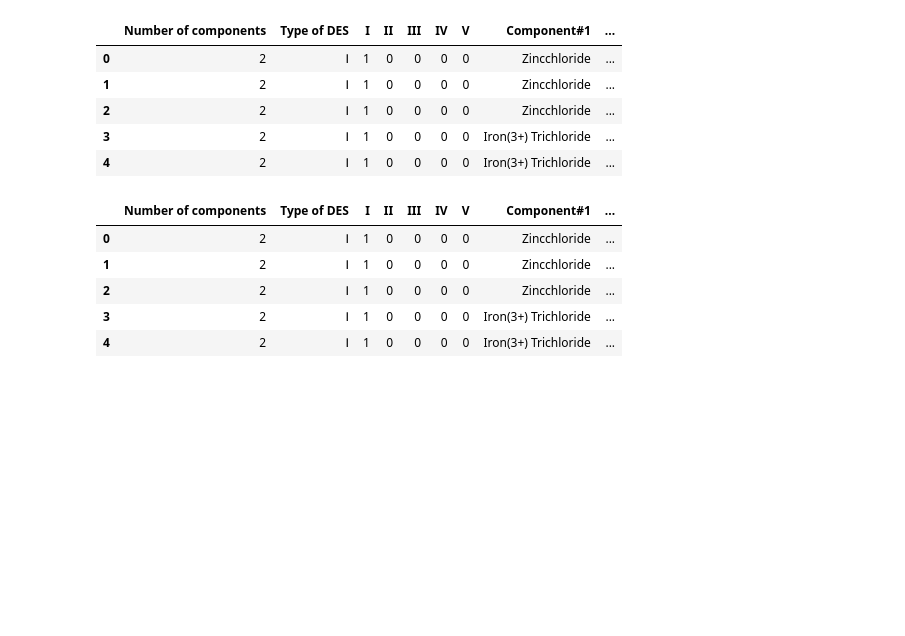
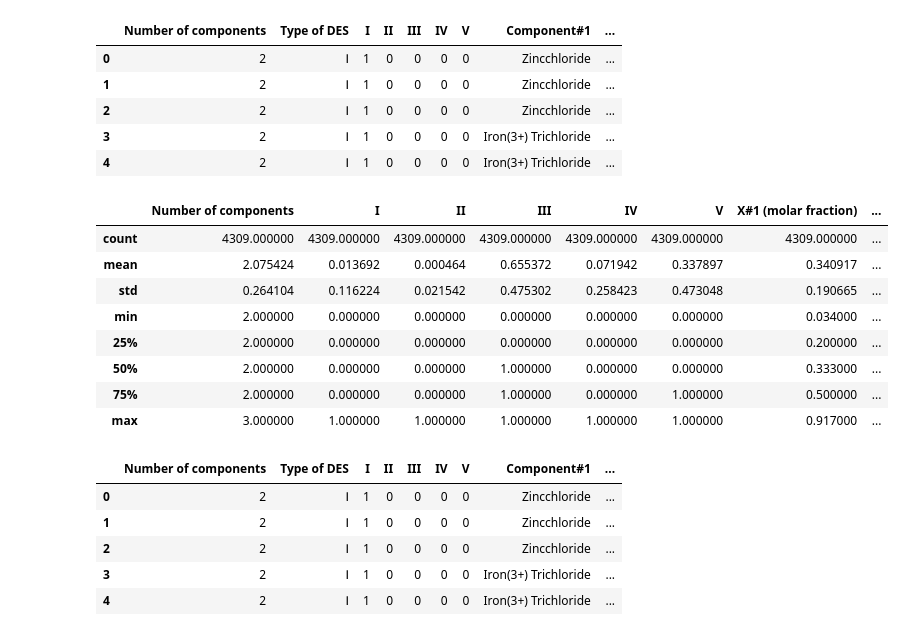
Before and after one commit to meteora142/Ecoteam, a Jupyter notebook: scripts/EcoteamProject.ipynb, the cells around one changed output. Saved outputs shown, nothing was run; the diff lists cells and outputs as text; code cells hidden in the pictures; blank space fills up the shorter version.

```diff
--- a/EcoteamProject.ipynb
+++ b/scripts/EcoteamProject.ipynb
@@ -10,7 +8,7 @@ import pubchempy as pcp
 %matplotlib inline
 # %%
-df = pd.read_csv('C:/Users/User/AppData/Local/Programs/VS_Projects/Testing/EcoTeam/Density.csv')
-df.head(5)
+df = pd.read_csv('C:/Users/User/AppData/Local/Programs/VS_Projects/Testing/EcoTeam/files/Density.csv')
+df.head(6)
 # %% [output]
 |  | Number of components | Type of DES | I | II | III | IV | V | Component#1 | ... |
 | 0 | 2 | Ⅰ | 1 | 0 | 0 | 0 | 0 | Zincchloride | ... |
@@ -18,6 +16,18 @@ df.head(5)
 | 2 | 2 | Ⅰ | 1 | 0 | 0 | 0 | 0 | Zincchloride | ... |
 | 3 | 2 | Ⅰ | 1 | 0 | 0 | 0 | 0 | Iron(3+) Trichloride | ... |
 | 4 | 2 | Ⅰ | 1 | 0 | 0 | 0 | 0 | Iron(3+) Trichloride | ... |
+# %%
+df.describe()
+# %% [output]
+|  | Number of components | I | II | III | IV | V | X#1 (molar fraction) | ... |
+| count | 4309.000000 | 4309.000000 | 4309.000000 | 4309.000000 | 4309.000000 | 4309.000000 | 4309.000000 | ... |
+| mean | 2.075424 | 0.013692 | 0.000464 | 0.655372 | 0.071942 | 0.337897 | 0.340917 | ... |
+| std | 0.264104 | 0.116224 | 0.021542 | 0.475302 | 0.258423 | 0.473048 | 0.190665 | ... |
+| min | 2.000000 | 0.000000 | 0.000000 | 0.000000 | 0.000000 | 0.000000 | 0.034000 | ... |
+| 25% | 2.000000 | 0.000000 | 0.000000 | 0.000000 | 0.000000 | 0.000000 | 0.200000 | ... |
+| 50% | 2.000000 | 0.000000 | 0.000000 | 1.000000 | 0.000000 | 0.000000 | 0.333000 | ... |
+| 75% | 2.000000 | 0.000000 | 0.000000 | 1.000000 | 0.000000 | 1.000000 | 0.500000 | ... |
+| max | 3.000000 | 1.000000 | 1.000000 | 1.000000 | 1.000000 | 1.000000 | 0.917000 | ... |
 # %%
 replace_mapper = {'Octyl Paraben': 'octylparaben'}
 df.replace(replace_mapper, inplace=True)
```
Also changed, not shown: parts of 1 cell of this notebook, 2 other files.
